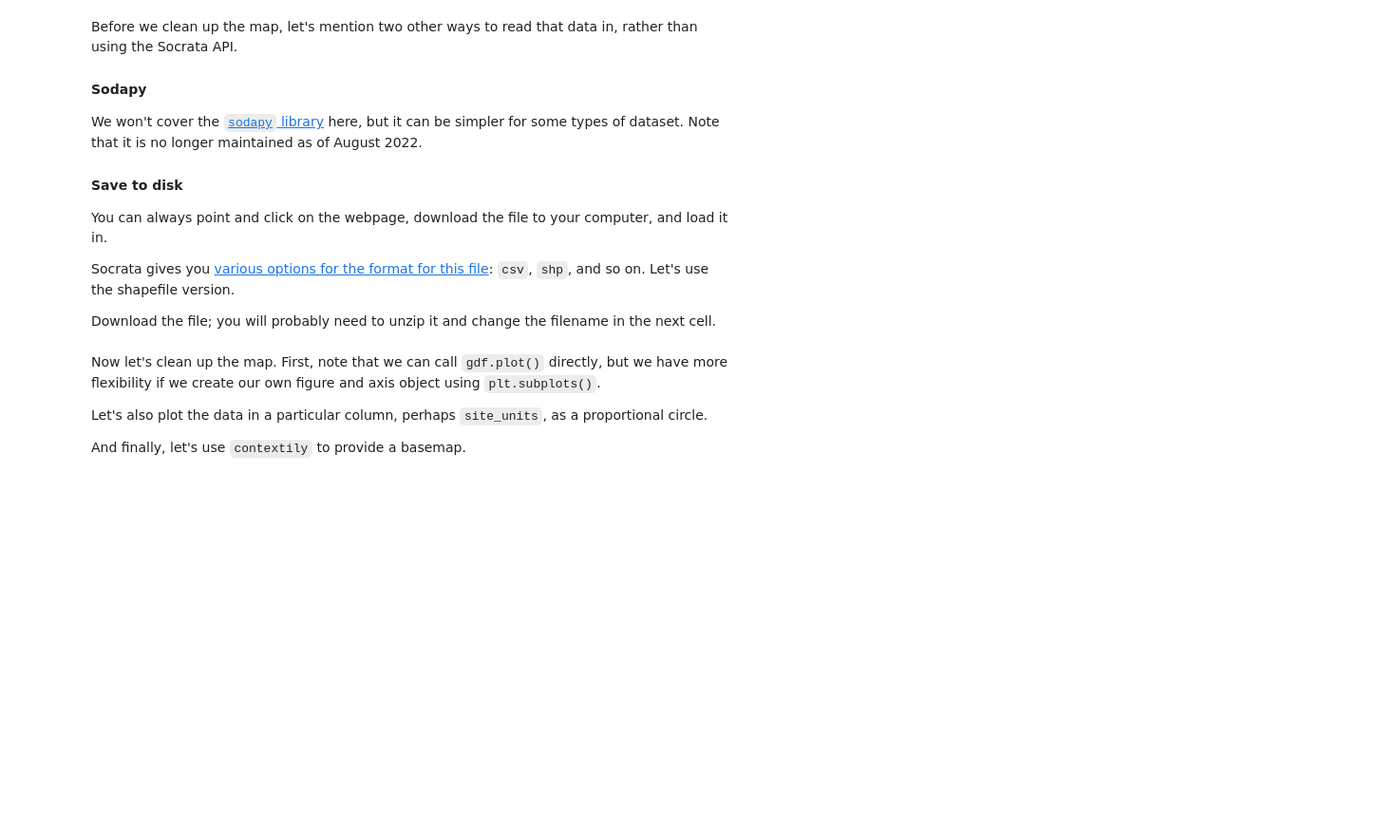
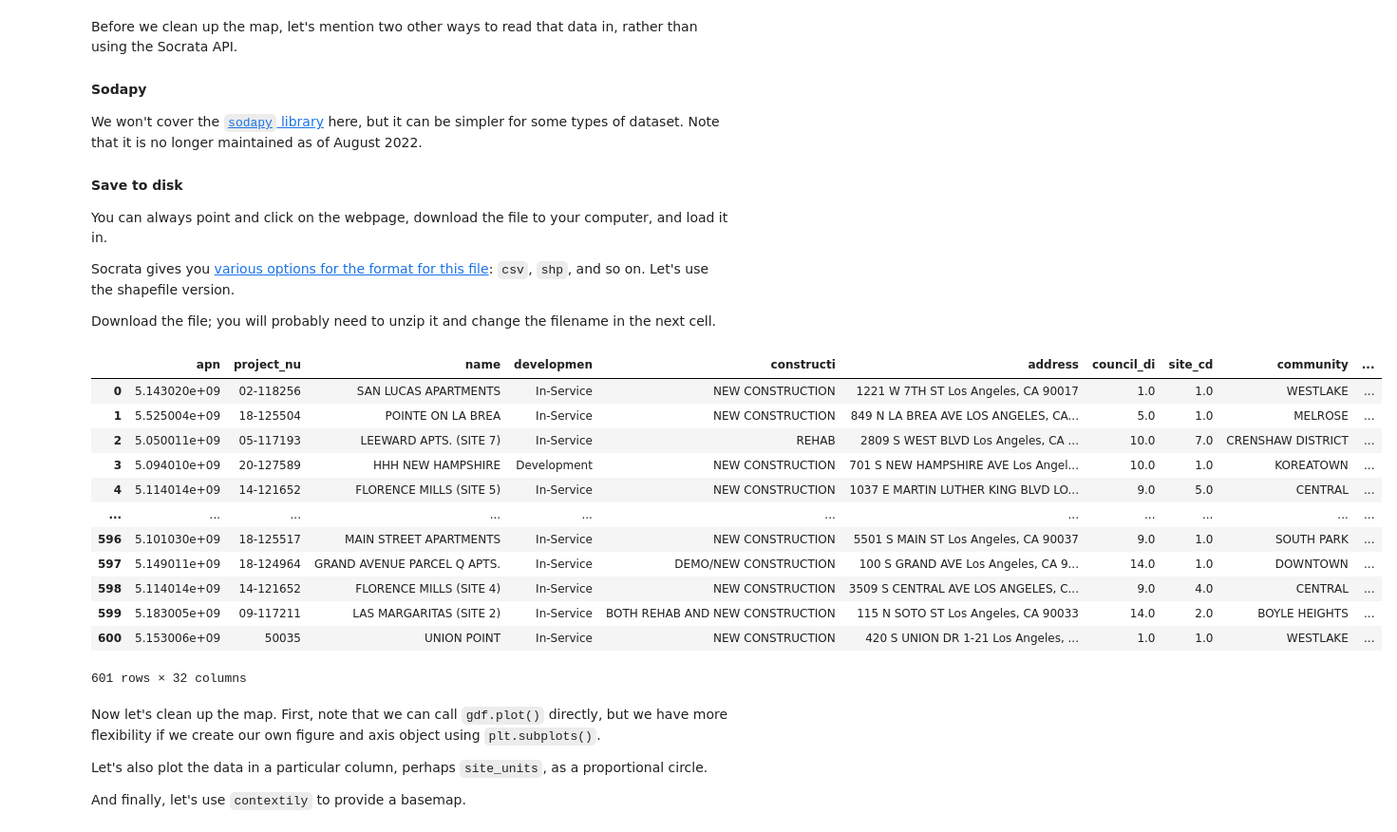
Before and after one commit to tomo-ujikawa/urbandatascience, a Jupyter notebook: lectures_tomo/1 APIs/1e The Socrata API.ipynb, the cells around one changed output. Shown at 95% size. Saved outputs shown, nothing was run; the diff lists cells and outputs as text; code cells hidden in the pictures; blank space fills up the shorter version.

```diff
--- a/lectures_tomo/1 APIs/1e The Socrata API.ipynb
+++ b/lectures_tomo/1 APIs/1e The Socrata API.ipynb
@@ -64,10 +96,24 @@ Socrata gives you [various options for the format for this file](https://data.la
 Download the file; you will probably need to unzip it and change the filename in the next cell.
 # %%
 # change this to whereever you download files on your computer
-download_path = '/Users/adammb/Downloads/'
+download_path = '/Users/Tomo/Desktop/UP213/Week1/'
 # change this to the name of the directory that you downloaded
-lahd = 'LAHD Affordable Housing Projects List (2003 to Present)_20250328'
+lahd = 'LAHD Affordable Housing Projects List (2003 to Present)_20250402'
 gpd.read_file(download_path+lahd)
+# %% [output]
+|  | apn | project_nu | name | developmen | constructi | address | council_di | site_cd | community | ... |
+| 0 | 5.143020e+09 | 02-118256 | SAN LUCAS APARTMENTS | In-Service | NEW CONSTRUCTION | 1221 W 7TH ST Los Angeles, CA 90017 | 1.0 | 1.0 | WESTLAKE | ... |
+| 1 | 5.525004e+09 | 18-125504 | POINTE ON LA BREA | In-Service | NEW CONSTRUCTION | 849 N LA BREA AVE LOS ANGELES, CA... | 5.0 | 1.0 | MELROSE | ... |
+| 2 | 5.050011e+09 | 05-117193 | LEEWARD APTS. (SITE 7) | In-Service | REHAB | 2809 S WEST BLVD Los Angeles, CA ... | 10.0 | 7.0 | CRENSHAW DISTRICT | ... |
+| 3 | 5.094010e+09 | 20-127589 | HHH NEW HAMPSHIRE | Development | NEW CONSTRUCTION | 701 S NEW HAMPSHIRE AVE Los Angel... | 10.0 | 1.0 | KOREATOWN | ... |
+| 4 | 5.114014e+09 | 14-121652 | FLORENCE MILLS (SITE 5) | In-Service | NEW CONSTRUCTION | 1037 E MARTIN LUTHER KING BLVD LO... | 9.0 | 5.0 | CENTRAL | ... |
+| ... | ... | ... | ... | ... | ... | ... | ... | ... | ... | ... |
+| 596 | 5.101030e+09 | 18-125517 | MAIN STREET APARTMENTS | In-Service | NEW CONSTRUCTION | 5501 S MAIN ST Los Angeles, CA 90037 | 9.0 | 1.0 | SOUTH PARK | ... |
+| 597 | 5.149011e+09 | 18-124964 | GRAND AVENUE PARCEL Q APTS. | In-Service | DEMO/NEW CONSTRUCTION | 100 S GRAND AVE Los Angeles, CA 9... | 14.0 | 1.0 | DOWNTOWN | ... |
+| 598 | 5.114014e+09 | 14-121652 | FLORENCE MILLS (SITE 4) | In-Service | NEW CONSTRUCTION | 3509 S CENTRAL AVE LOS ANGELES, C... | 9.0 | 4.0 | CENTRAL | ... |
+| 599 | 5.183005e+09 | 09-117211 | LAS MARGARITAS (SITE 2) | In-Service | BOTH REHAB AND NEW CONSTRUCTION | 115 N SOTO ST Los Angeles, CA 90033 | 14.0 | 2.0 | BOYLE HEIGHTS | ... |
+| 600 | 5.153006e+09 | 50035 | UNION POINT | In-Service | NEW CONSTRUCTION | 420 S UNION DR 1-21 Los Angeles, ... | 1.0 | 1.0 | WESTLAKE | ... |
+601 rows × 32 columns
 # %% [markdown]
 Now let's clean up the map. First, note that we can call `gdf.plot()` directly, but we have more flexibility if we create our own figure and axis object using `plt.subplots()`.
 
```
Also changed, not shown: parts of 5 cells of this notebook.
